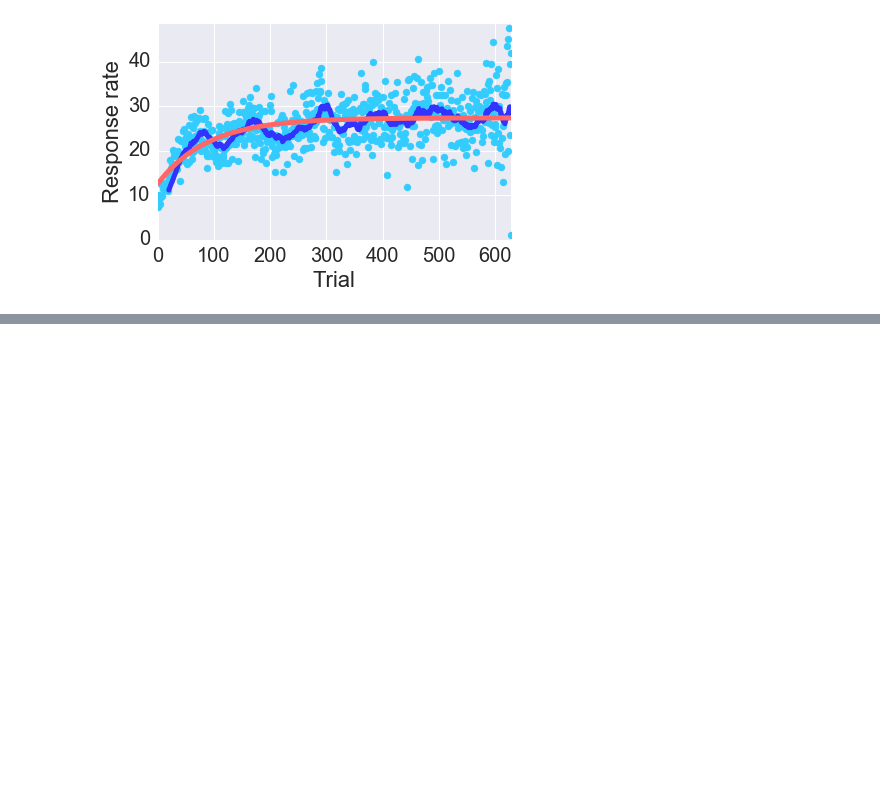
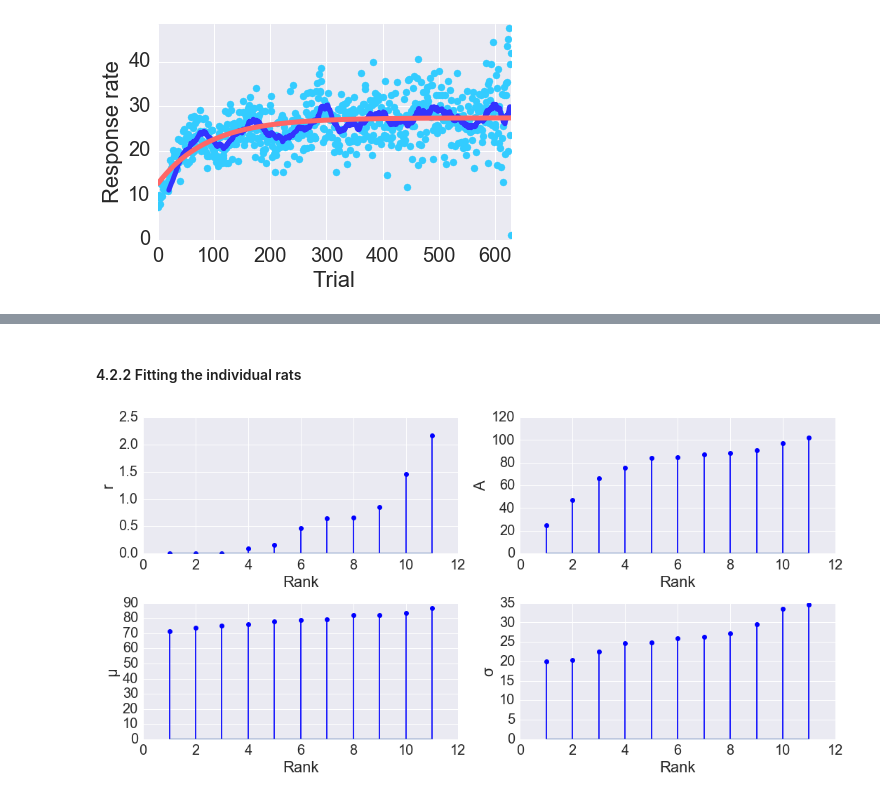
Before and after one commit to dfreestone/modular_theory, a Jupyter notebook: fitting/explicit_solutions.ipynb, the cells around one changed output, grey strips where cells are left out. Cells and saved outputs as stored; diff of their text form; code cells hidden in the pictures; blank space fills up the shorter version.

```diff
--- a/fitting/explicit_solutions.ipynb
+++ b/fitting/explicit_solutions.ipynb
@@ -356,0 +433,19 @@ corrplot(θhat_individual[["βr", "βe", "R0", "A"]])
+# %% [markdown]
+#### 4.2.2 Fitting the individual rats
+# %%
+θhat_individual = (df_gradient.groupby("subject")
+                              .rpm
+                              .apply(fit, mt_gradient, θ_bounds)
+                              .apply(pd.Series)
+                              .rename(columns={0:"r", 1:"A", 2:"μ", 3:"σ"})
+                              .reset_index()
+                   )
+# %%
+fig, ax = plt.subplots(nrows=2, ncols=2, figsize=(15, 7.5))
+show_paramter(θhat_individual, "r", ax[0,0])
+show_paramter(θhat_individual, "A", ax[0,1])
+show_paramter(θhat_individual, "μ", ax[1,0])
+show_paramter(θhat_individual, "σ", ax[1,1])
+fig.tight_layout()
+# %% [output]
+[figure, added]
```
Also changed, not shown: parts of 25 cells of this notebook.
